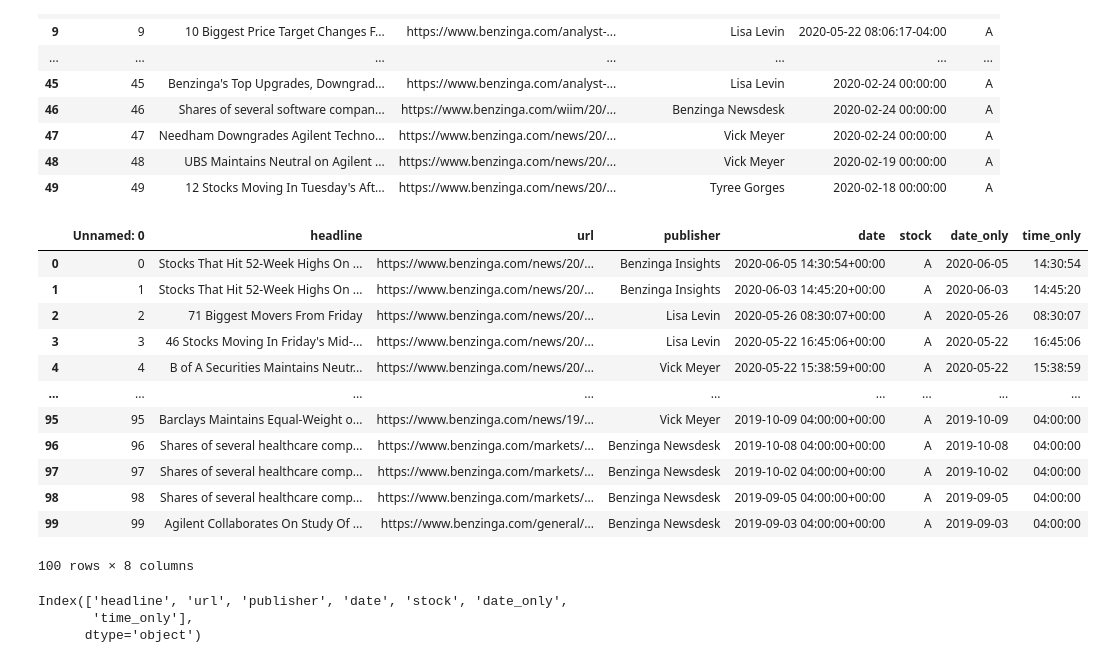
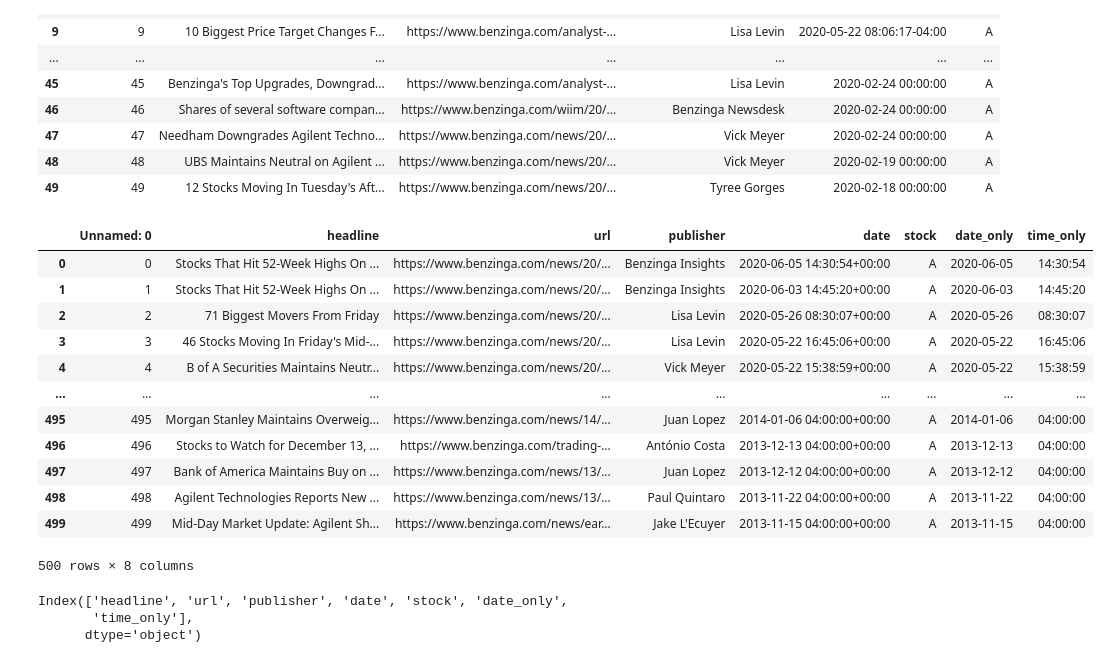
Before and after one commit to leuel-a/news-sentiment-stock-prediction, a Jupyter notebook: notebooks/stock_news_sentiment.ipynb, the cells around one changed output. Cells and saved outputs as stored; diff of their text form; code cells hidden in the pictures.

```diff
--- a/notebooks/stock_news_sentiment.ipynb
+++ b/notebooks/stock_news_sentiment.ipynb
@@ -35,23 +35,23 @@ df.head(50)
 # %%
 df["date"] = pd.to_datetime(df["date"], format="ISO8601", utc=True)
 df["date_only"] = df["date"].dt.date
 df["time_only"] = df["date"].dt.time
 
-df.head(100)
+df.head(500)
 # %% [output]
 |  | Unnamed: 0 | headline | url | publisher | date | stock | date_only | time_only |
 | 0 | 0 | Stocks That Hit 52-Week Highs On ... | https://www.benzinga.com/news/20/... | Benzinga Insights | 2020-06-05 14:30:54+00:00 | A | 2020-06-05 | 14:30:54 |
 | 1 | 1 | Stocks That Hit 52-Week Highs On ... | https://www.benzinga.com/news/20/... | Benzinga Insights | 2020-06-03 14:45:20+00:00 | A | 2020-06-03 | 14:45:20 |
 | 2 | 2 | 71 Biggest Movers From Friday | https://www.benzinga.com/news/20/... | Lisa Levin | 2020-05-26 08:30:07+00:00 | A | 2020-05-26 | 08:30:07 |
 | 3 | 3 | 46 Stocks Moving In Friday's Mid-... | https://www.benzinga.com/news/20/... | Lisa Levin | 2020-05-22 16:45:06+00:00 | A | 2020-05-22 | 16:45:06 |
 | 4 | 4 | B of A Securities Maintains Neutr... | https://www.benzinga.com/news/20/... | Vick Meyer | 2020-05-22 15:38:59+00:00 | A | 2020-05-22 | 15:38:59 |
 | ... | ... | ... | ... | ... | ... | ... | ... | ... |
-| 95 | 95 | Barclays Maintains Equal-Weight o... | https://www.benzinga.com/news/19/... | Vick Meyer | 2019-10-09 04:00:00+00:00 | A | 2019-10-09 | 04:00:00 |
-| 96 | 96 | Shares of several healthcare comp... | https://www.benzinga.com/markets/... | Benzinga Newsdesk | 2019-10-08 04:00:00+00:00 | A | 2019-10-08 | 04:00:00 |
-| 97 | 97 | Shares of several healthcare comp... | https://www.benzinga.com/markets/... | Benzinga Newsdesk | 2019-10-02 04:00:00+00:00 | A | 2019-10-02 | 04:00:00 |
-| 98 | 98 | Shares of several healthcare comp... | https://www.benzinga.com/markets/... | Benzinga Newsdesk | 2019-09-05 04:00:00+00:00 | A | 2019-09-05 | 04:00:00 |
-| 99 | 99 | Agilent Collaborates On Study Of ... | https://www.benzinga.com/general/... | Benzinga Newsdesk | 2019-09-03 04:00:00+00:00 | A | 2019-09-03 | 04:00:00 |
+| 495 | 495 | Morgan Stanley Maintains Overweig... | https://www.benzinga.com/news/14/... | Juan Lopez | 2014-01-06 04:00:00+00:00 | A | 2014-01-06 | 04:00:00 |
+| 496 | 496 | Stocks to Watch for December 13, ... | https://www.benzinga.com/trading-... | António Costa | 2013-12-13 04:00:00+00:00 | A | 2013-12-13 | 04:00:00 |
+| 497 | 497 | Bank of America Maintains Buy on ... | https://www.benzinga.com/news/13/... | Juan Lopez | 2013-12-12 04:00:00+00:00 | A | 2013-12-12 | 04:00:00 |
+| 498 | 498 | Agilent Technologies Reports New ... | https://www.benzinga.com/news/13/... | Paul Quintaro | 2013-11-22 04:00:00+00:00 | A | 2013-11-22 | 04:00:00 |
+| 499 | 499 | Mid-Day Market Update: Agilent Sh... | https://www.benzinga.com/news/ear... | Jake L'Ecuyer | 2013-11-15 04:00:00+00:00 | A | 2013-11-15 | 04:00:00 |
-100 rows × 8 columns
+500 rows × 8 columns
 # %%
 df = df.loc[:, ~df.columns.str.contains('^Unnamed')]
 df.columns
```
Also changed, not shown: parts of 4 cells of this notebook, 7 other files.
